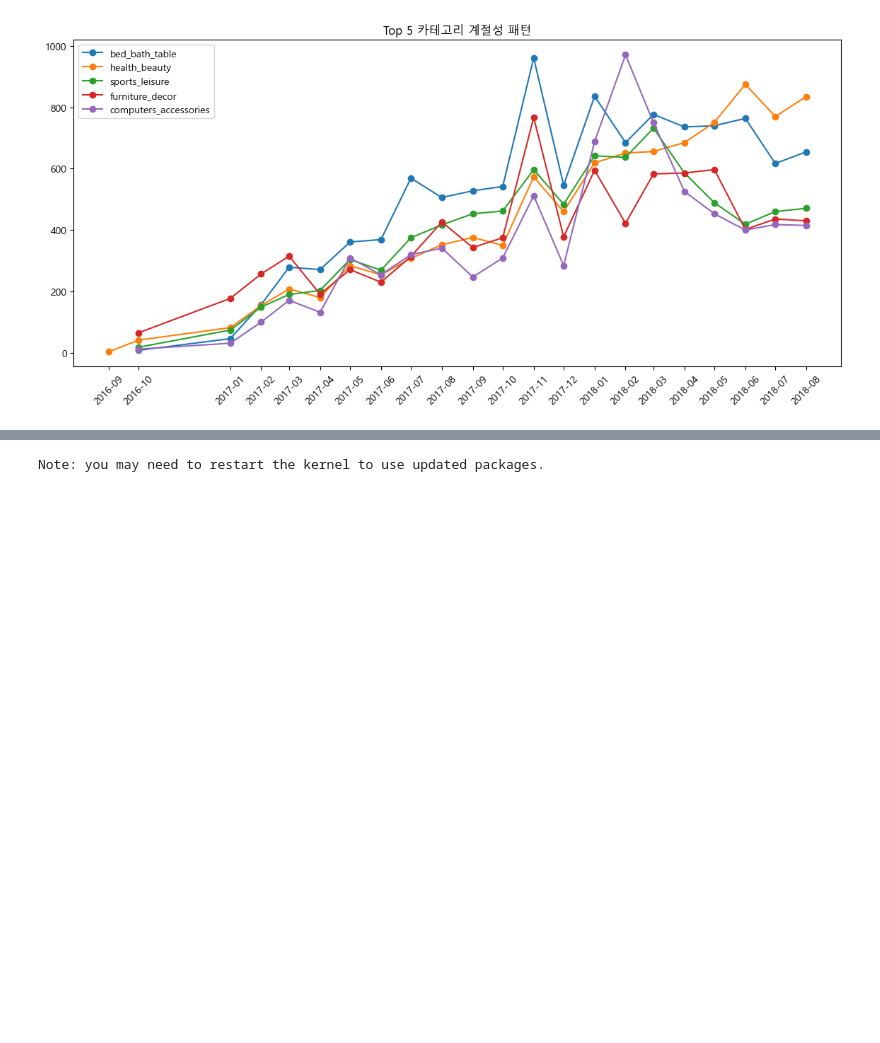
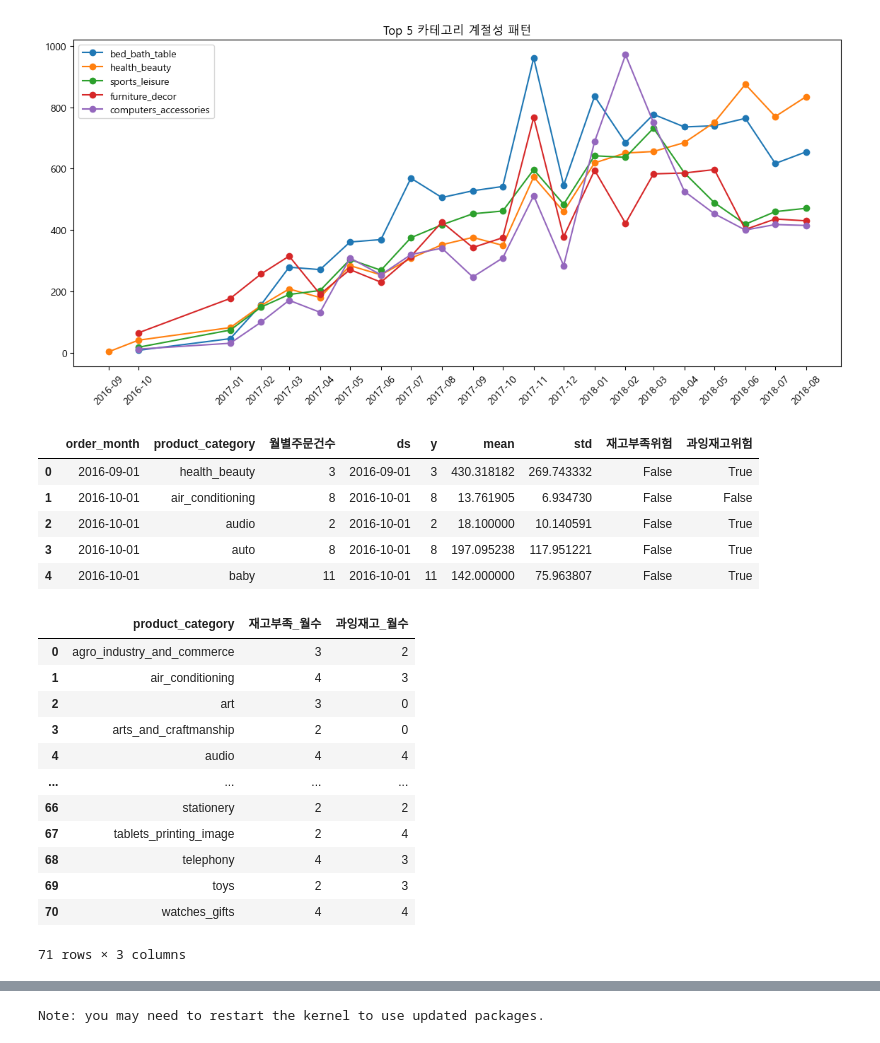
Before and after one commit to hayden-71/pjt-ecommerce-data-analysis, a Jupyter notebook: 3카테고리.ipynb, the cells around one changed output, grey strips where cells are left out. Cells and saved outputs as stored; diff of their text form; code cells hidden in the pictures; blank space fills up the shorter version.

```diff
--- a/3카테고리.ipynb
+++ b/3카테고리.ipynb
@@ -252,3 +224,45 @@ plt.show()
 # 6월에 급증했던 판매량이 7월에 다소 감소하는 것은 자연스러운 조정 현상으로 볼 수 있습니다.
 # 기념일 특수 종료: '연인들의 날'이라는 이벤트가 끝나면서 선물 목적의 집중 소비가 사라져 판매량이 평소 수준으로 돌아가게 됩니다.
 # 겨울 휴가 시즌: 7월은 브라질의 겨울 방학 및 휴가 시즌이기도 합니다. 이 시기에는 소비 지출이 여행이나 여가 활동으로 분산될 수 있습니다.
+# %%
+# 카테고리별 통계 계산
+stats = monthly_category_trend.groupby('product_category')['월별주문건수'].agg(['mean','std']).reset_index()
+
+# 원본 데이터에 통계 합치기
+df = monthly_category_trend.merge(stats, on='product_category')
+
+# 위험 구간 표시
+df['재고부족위험'] = df['월별주문건수'] > (df['mean'] + df['std'])
+df['과잉재고위험'] = df['월별주문건수'] < (df['mean'] - df['std'])
+
+# 월별, 카테고리별 재고부족or과잉재고 확인
+df[['order_month','product_category','월별주문건수','재고부족위험','과잉재고위험']]
+display(df.head())
+
+# 카테고리별로 재고부족, 과잉재고 월수 얼마나 되는지 체크
+category_risk = df.groupby('product_category').agg(
+    재고부족_월수=('재고부족위험','sum'),
+    과잉재고_월수=('과잉재고위험','sum')
+).reset_index()
+
+category_risk
+# %% [output]
+|  | order_month | product_category | 월별주문건수 | ds | y | mean | std | 재고부족위험 | 과잉재고위험 |
+| 0 | 2016-09-01 | health_beauty | 3 | 2016-09-01 | 3 | 430.318182 | 269.743332 | False | True |
+| 1 | 2016-10-01 | air_conditioning | 8 | 2016-10-01 | 8 | 13.761905 | 6.934730 | False | False |
+| 2 | 2016-10-01 | audio | 2 | 2016-10-01 | 2 | 18.100000 | 10.140591 | False | True |
+| 3 | 2016-10-01 | auto | 8 | 2016-10-01 | 8 | 197.095238 | 117.951221 | False | True |
+| 4 | 2016-10-01 | baby | 11 | 2016-10-01 | 11 | 142.000000 | 75.963807 | False | True |
+|  | product_category | 재고부족_월수 | 과잉재고_월수 |
+| 0 | agro_industry_and_commerce | 3 | 2 |
+| 1 | air_conditioning | 4 | 3 |
+| 2 | art | 3 | 0 |
+| 3 | arts_and_craftmanship | 2 | 0 |
+| 4 | audio | 4 | 4 |
+| ... | ... | ... | ... |
+| 66 | stationery | 2 | 2 |
+| 67 | tablets_printing_image | 2 | 4 |
+| 68 | telephony | 4 | 3 |
+| 69 | toys | 2 | 3 |
+| 70 | watches_gifts | 4 | 4 |
+71 rows × 3 columns
```
Also changed, not shown: parts of 10 cells of this notebook, 2 other files.
